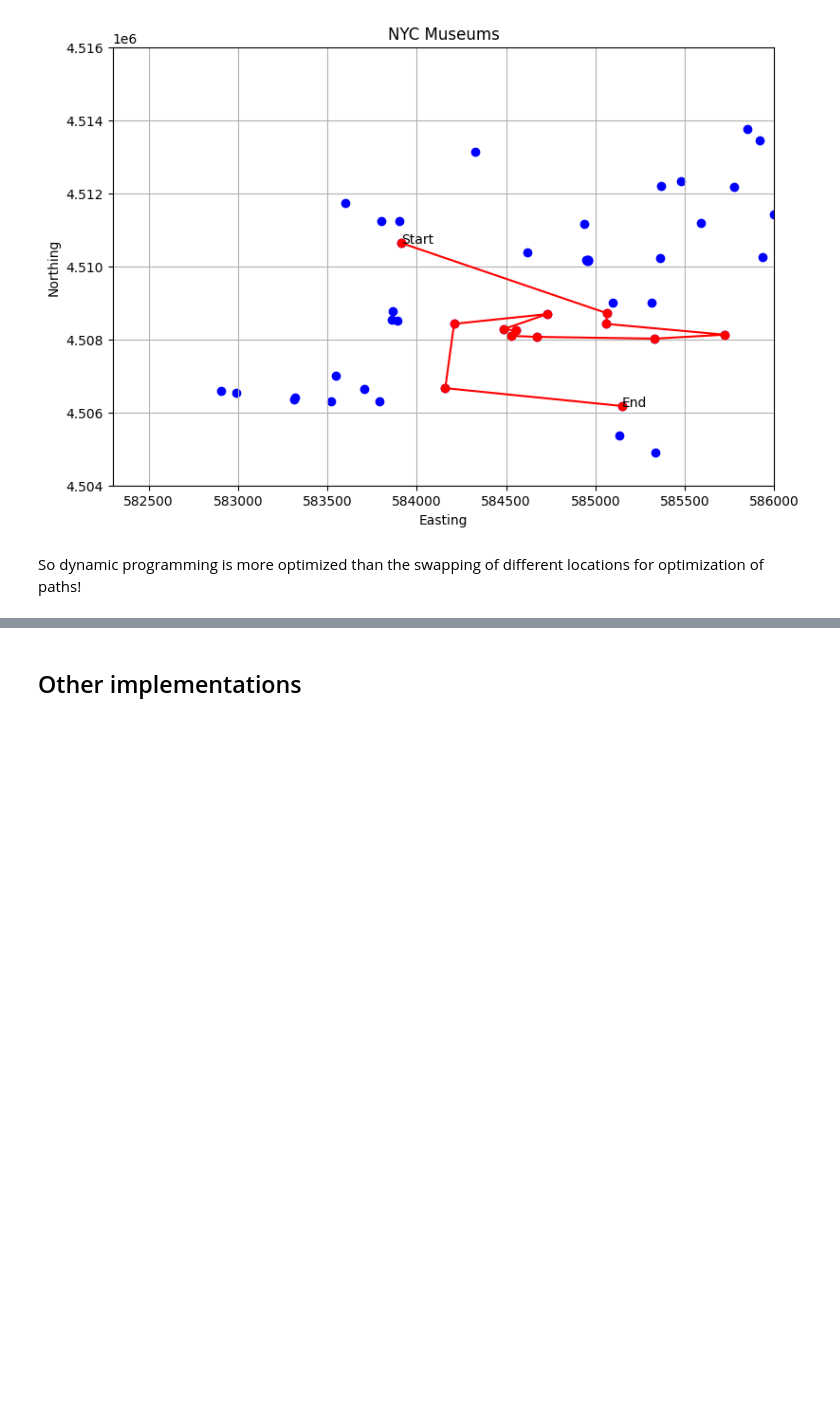
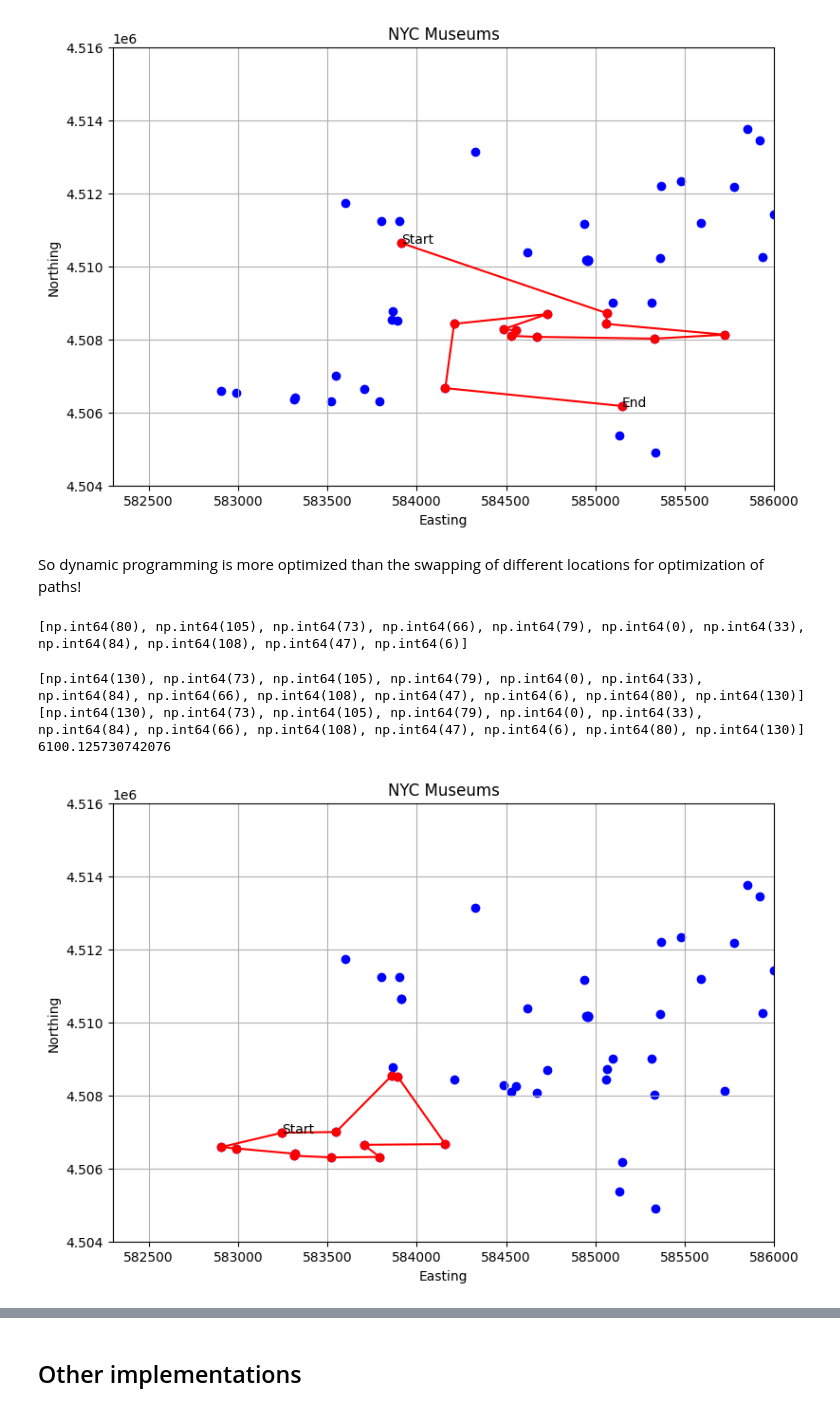
Before and after one commit to ath3naw/Itinerary-Optimizer, a Jupyter notebook: analysis.ipynb, the cells around one changed output, grey strips where cells are left out. Saved outputs shown, nothing was run; the diff lists cells and outputs as text; code cells hidden in the pictures; blank space fills up the shorter version.

Commit message:
added more code for loop functionality (starting point and ending points are the same)

```diff
--- a/analysis.ipynb
+++ b/analysis.ipynb
@@ -760,0 +747,38 @@ So dynamic programming is more optimized than the swapping of different location
+# %%
+# creating loops if same starting and ending points
+# pick k nearest points based on radius to start/end
+def pick_k_nearest(df, start_idx, num_locations):
+    start = df.iloc[start_idx][["easting", "northing"]].to_numpy(dtype=float)
+    points = df[["easting", "northing"]].to_numpy(dtype=float)
+    dists = np.linalg.norm(points - start, axis=1)
+    order = np.argsort(dists)
+    return list(order[1:num_locations+1])  # exclude start point itself
+# %%
+order = pick_k_nearest(df, start_idx, num_locations)
+print(order)
+# %% [output]
+[np.int64(80), np.int64(105), np.int64(73), np.int64(66), np.int64(79), np.int64(0), np.int64(33), np.int64(84), np.int64(108), np.int64(47), np.int64(6)]
+# %%
+order = pick_k_nearest(df, start_idx, num_locations) + [start_idx]
+order = [start_idx] + order
+best, best_dist = organize_path_dp(order, distance_mat)
+print(best)
+print(best_dist)
+# %% [output]
+[np.int64(130), np.int64(73), np.int64(105), np.int64(79), np.int64(0), np.int64(33), np.int64(84), np.int64(66), np.int64(108), np.int64(47), np.int64(6), np.int64(80), np.int64(130)]
+[np.int64(130), np.int64(73), np.int64(105), np.int64(79), np.int64(0), np.int64(33), np.int64(84), np.int64(66), np.int64(108), np.int64(47), np.int64(6), np.int64(80), np.int64(130)]
+6100.125730742076
+# %%
+fig, ax = plt.subplots(figsize = (9,6))
+plt.scatter(df["easting"], df["northing"], c='blue', marker='o')
+plt.xlim(582300, 586000)
+plt.ylim(4.504*10**6, 4.516*10**6)
+plt.plot(df["easting"].iloc[best], df["northing"].iloc[best], c='red', marker='o')
+plt.xlabel('Easting')
+plt.ylabel('Northing')
+plt.title('NYC Museums')
+ax.annotate('Start', xy=(df["easting"].iloc[start_idx]-0.0001, df["northing"].iloc[start_idx]), xytext=(df["easting"].iloc[start_idx]-0.001, df["northing"].iloc[start_idx]-0.002))
+plt.grid()
+plt.show()
+# %% [output]
+[figure, added]
```
Also changed, not shown: parts of 11 cells of this notebook, 4 other files.
